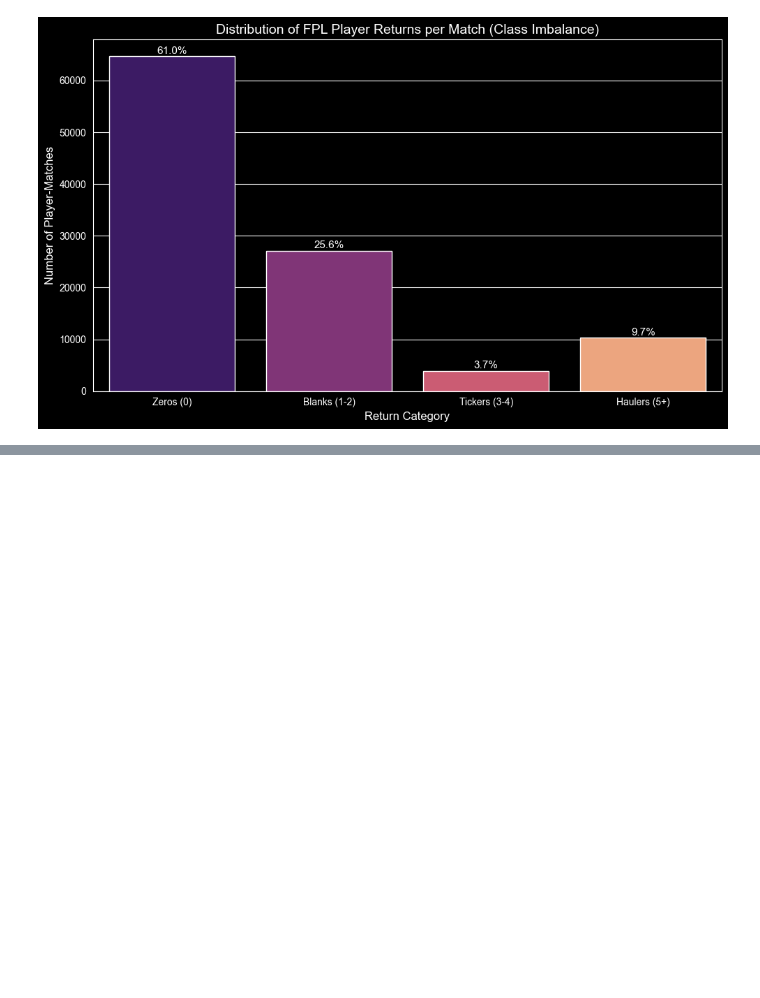
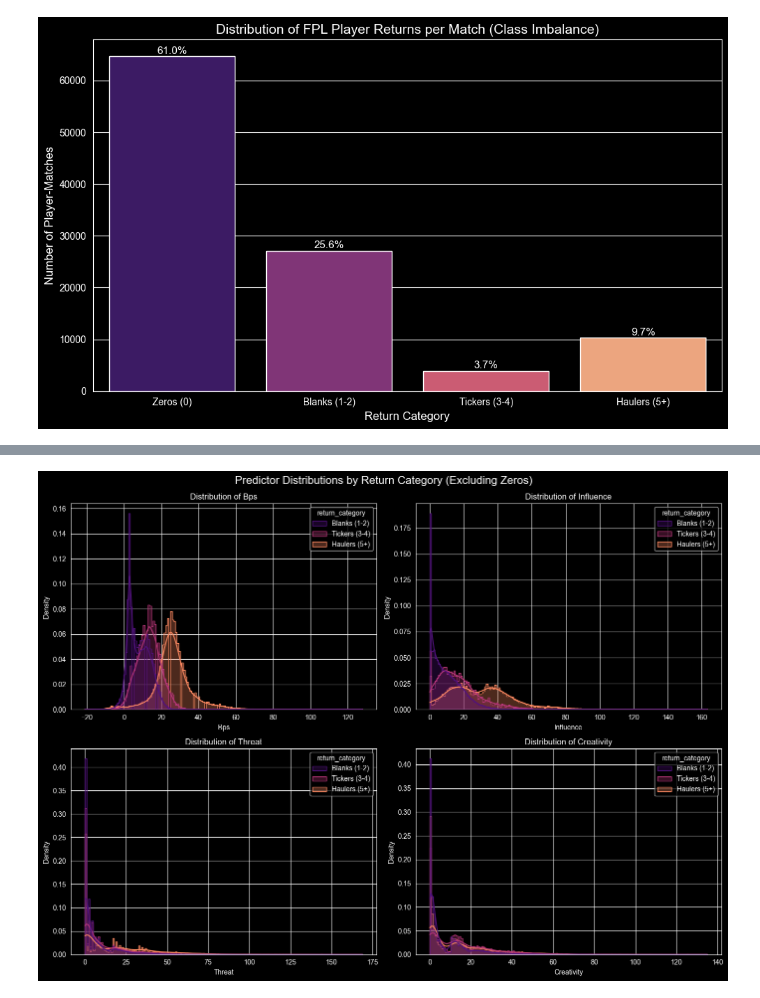
Before and after one commit to ChuckySRB/FPL-ML, a Jupyter notebook: notebooks/01_exploratory_data_analysis.ipynb, the cells around one changed output, grey strips where cells are left out. Saved outputs shown, nothing was run; the diff lists cells and outputs as text; code cells hidden in the pictures; blank space fills up the shorter version.

```diff
--- a/notebooks/01_exploratory_data_analysis.ipynb
+++ b/notebooks/01_exploratory_data_analysis.ipynb
@@ -527,0 +504,40 @@ if 'attacking' in available_features and len(available_features['attacking']) >=
+# %%
+
+played_df = gameweeks_df[gameweeks_df['return_category'] != 'Zeros (0)']
+
+# Select continuous predictors that are likely important
+# (Adjust to match your exact column names, e.g., 'expected_goals' if you have Understat merged)
+predictors_to_plot = ['bps', 'influence', 'threat', 'creativity']
+
+fig, axes = plt.subplots(2, 2, figsize=(14, 10))
+axes = axes.flatten()
+
+# We only need the categories for players who actually played
+category_order = ['Blanks (1-2)', 'Tickers (3-4)', 'Haulers (5+)']
+
+for i, feature in enumerate(predictors_to_plot):
+    # Using a KDE (Kernel Density Estimate) overlay makes it easier
+    # to compare the shapes of the distributions
+    sns.histplot(
+        data=played_df,
+        x=feature,
+        hue='return_category',
+        hue_order=category_order,
+        palette='magma',
+        element='step', # Draws the outline of the histogram bins
+        stat='density', # Normalizes the y-axis so we can compare uneven group sizes
+        common_norm=False, # Calculates density per category
+        kde=True,
+        ax=axes[i],
+        alpha=0.3
+    )
+
+    axes[i].set_title(f'Distribution of {feature.capitalize()}', fontsize=12)
+    axes[i].set_xlabel(feature.capitalize())
+    axes[i].set_ylabel('Density')
+
+plt.tight_layout()
+plt.suptitle('Predictor Distributions by Return Category (Excluding Zeros)', y=1.02, fontsize=16)
+plt.show()
+# %% [output]
+[figure, added]
```
Also changed, not shown: parts of 18 cells of this notebook.
